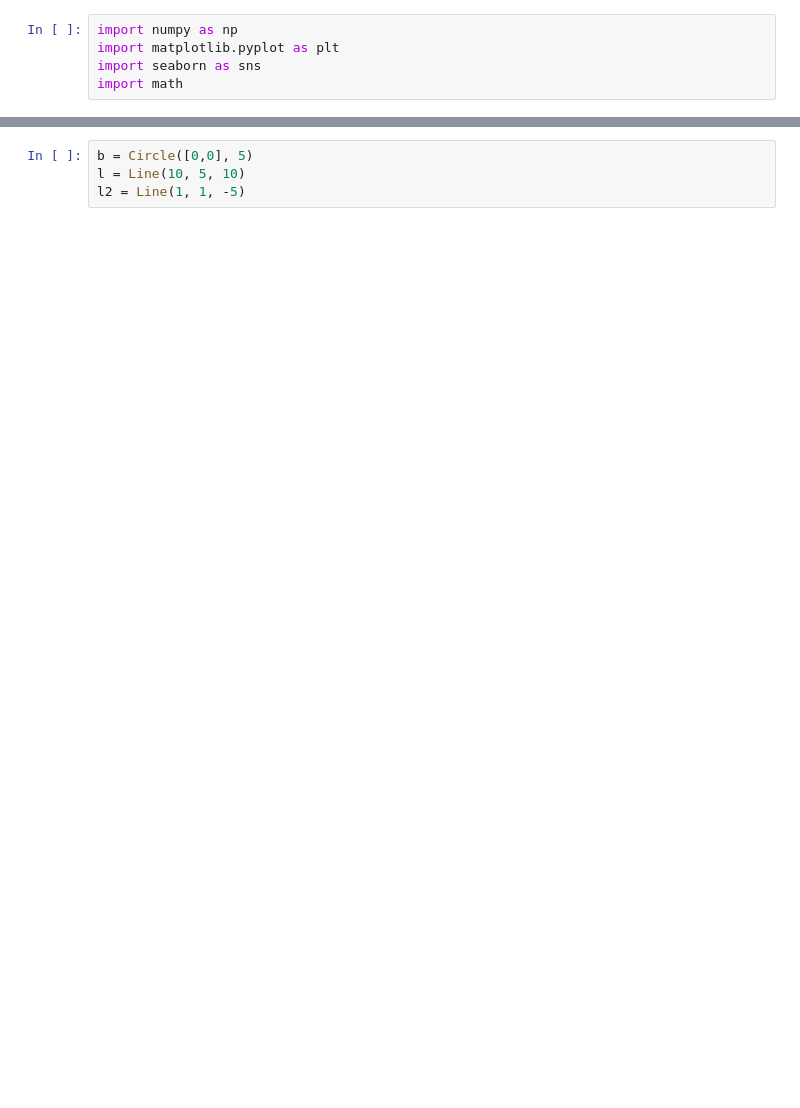
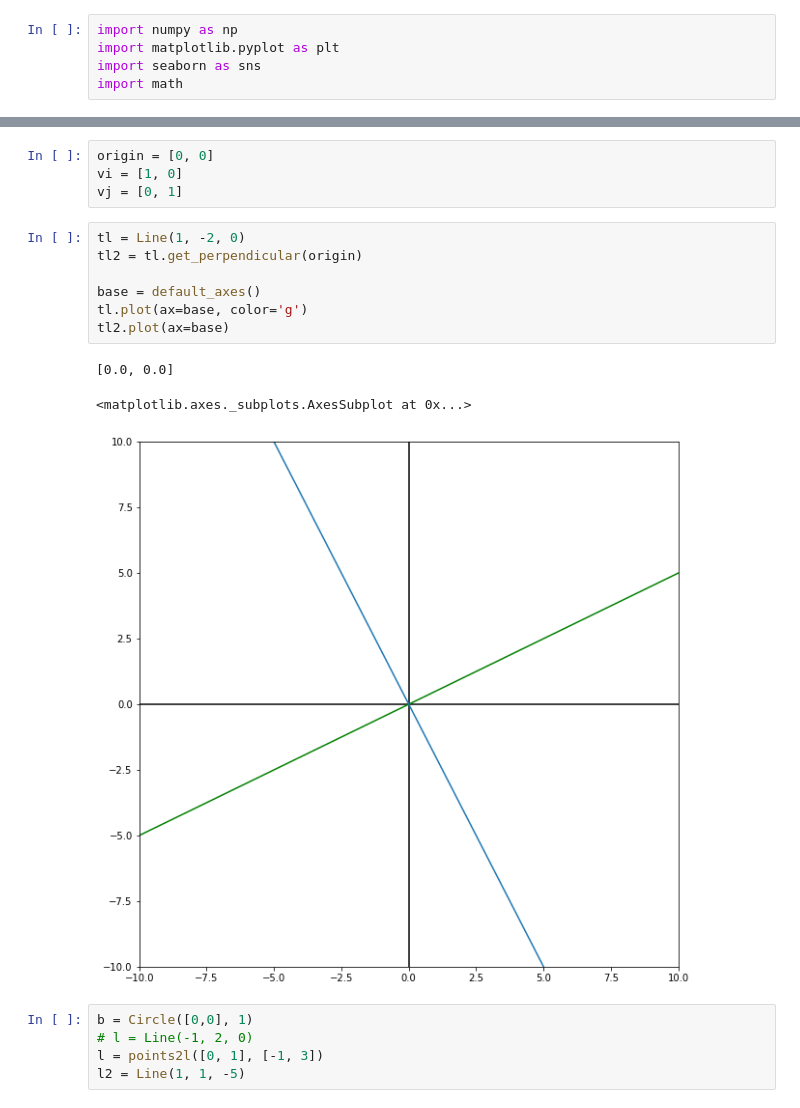
Before and after one commit to PrestonYadegar/MA150, a Jupyter notebook: 2D_test.ipynb, the cells around one changed output, grey strips where cells are left out. Saved outputs shown, nothing was run; the diff lists cells and outputs as text; blank space fills up the shorter version.

```diff
--- a/2D_test.ipynb
+++ b/2D_test.ipynb
@@ -78,4 +157,20 @@ def default_axes(figsize = (10,10), axis=[-10, 10, -10, 10], coords=True, *args,
+# %%
+origin = [0, 0]
+vi = [1, 0]
+vj = [0, 1]
+# %%
+tl = Line(1, -2, 0)
+tl2 = tl.get_perpendicular(origin)
+
+base = default_axes()
+tl.plot(ax=base, color='g')
+tl2.plot(ax=base)
+# %% [output]
+[0.0, 0.0]
+<matplotlib.axes._subplots.AxesSubplot at 0x...>
+[figure, added]
 # %%
-b = Circle([0,0], 5)
-l = Line(10, 5, 10)
+b = Circle([0,0], 1)
+# l = Line(-1, 2, 0)
+l = points2l([0, 1], [-1, 3])
 l2 = Line(1, 1, -5)
```
Also changed, not shown: parts of 3 cells of this notebook.
